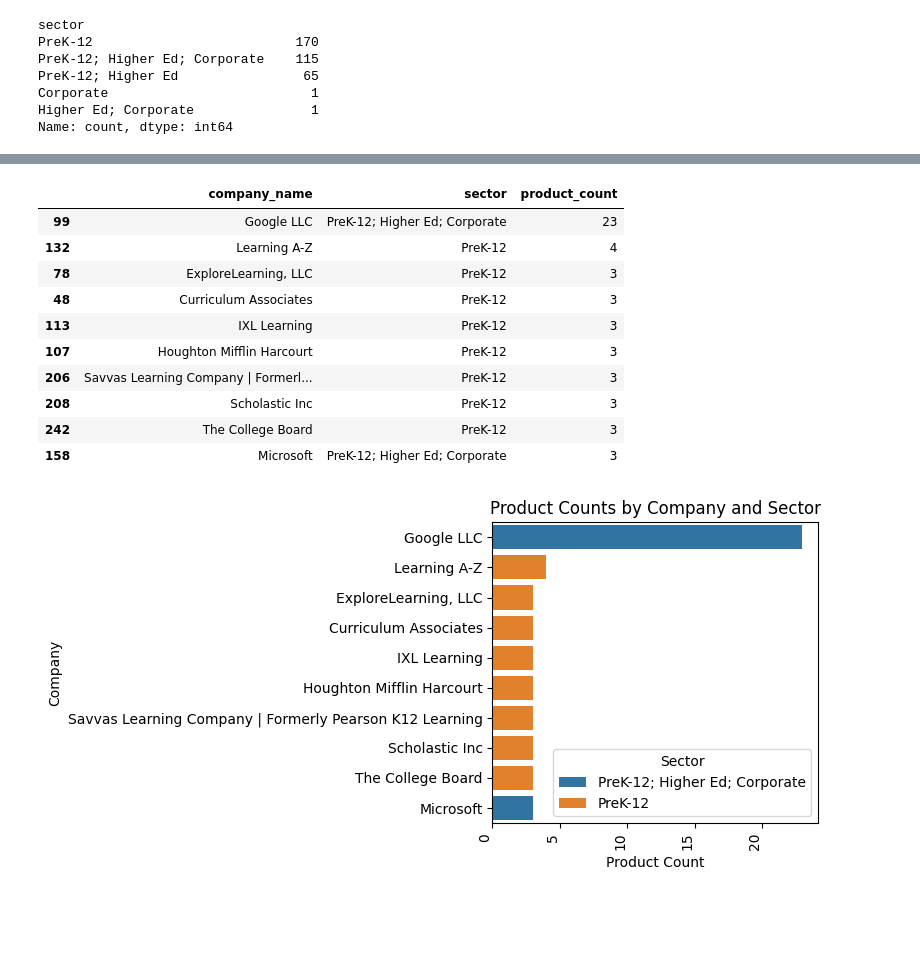
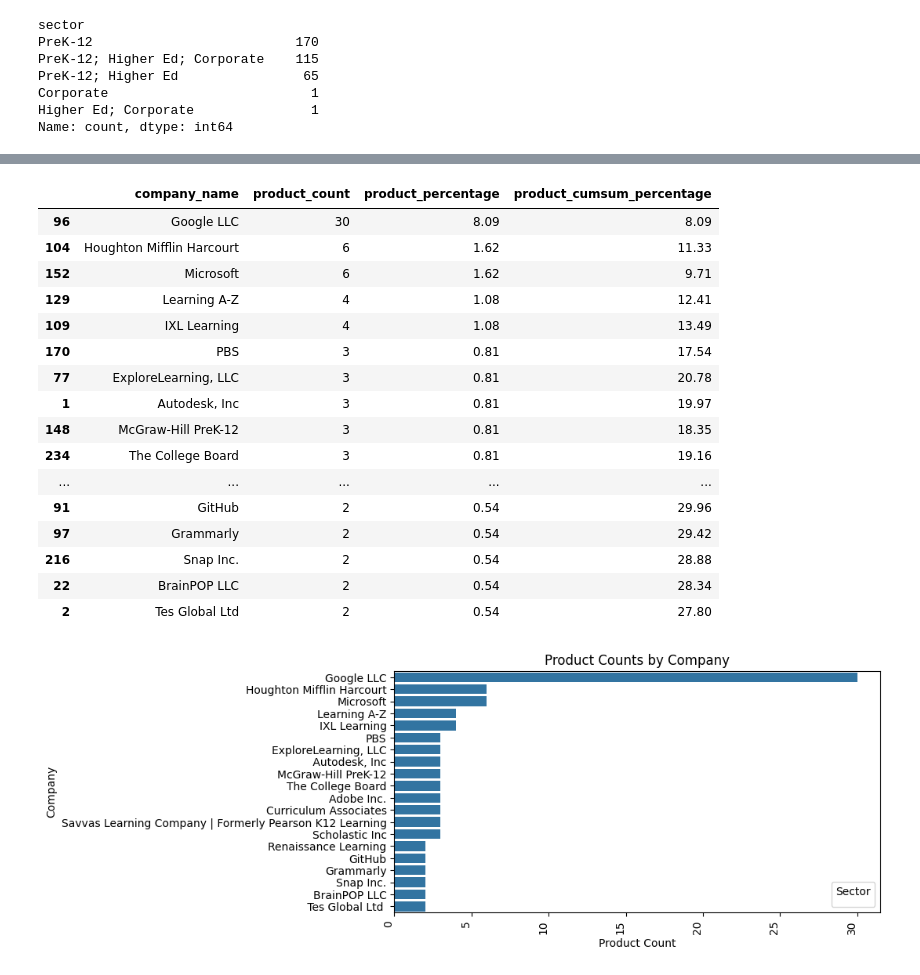
Before and after one commit to eshanprashar/covid_edtech_usage, a Jupyter notebook: code/00_eda_product_info.ipynb, the cells around one changed output, grey strips where cells are left out. Cells and saved outputs as stored; diff of their text form; code cells hidden in the pictures; blank space fills up the shorter version.

Commit message:
product eda finished

```diff
--- a/code/00_eda_product_info.ipynb
+++ b/code/00_eda_product_info.ipynb
@@ -57,15 +57,21 @@ if 'secondary_function' not in df_products.columns:
     except:
         print("Already split into primary and secondary functions")
 
-if 'tertiary_function' not in df_products.columns: # check presence of hyphen in every row
-    for index, row in df_products.iterrows():
-        print(index, row['secondary_function'])
-        if '-' in row['secondary_function']:
-            parts = row['secondary_function'].split(' - ', 1)
-            df_products.at[index, 'secondary_function'] = parts[0]
+#if 'tertiary_function' not in df_products.columns: # check presence of hyphen in every row
+for index, row in df_products.iterrows():
+    # First check if secondary function is not NaN
+    if pd.isnull(row['secondary_function']):
+        continue
+
+    if '-' in row['secondary_function']:
+        parts = row['secondary_function'].split(' - ', 1)
+        df_products.at[index, 'secondary_function'] = parts[0]
+        if len(parts) > 1:  # Ensure there are at least two parts after the split
             df_products.at[index, 'tertiary_function'] = parts[1]
-        else:
-            df_products.at[index,'tertiary_function'] = row['secondary_function']
+        else:  # If there is no second part, copy the first part
+            df_products.at[index, 'tertiary_function'] = parts[0]
+    else:
+        df_products.at[index,'tertiary_function'] = row['secondary_function']
 
 # Examine the dataset
 df_products.head(10)
@@ -123,34 +180,44 @@ function_counts.head(20)
 # %%
 # Creating a visual to plot products per company split into sectors
 # Aggregate data to get the count of products by company
-product_counts = df_products.groupby(['company_name','sector']).size().reset_index(name='product_count')
-top_product_counts = product_counts.sort_values(by='product_count', ascending=False).head(10)
+product_counts = df_products.groupby(['company_name']).size().reset_index(name='product_count')
+total_products = product_counts['product_count'].sum()
+product_counts['product_percentage'] = ((product_counts['product_count'] / total_products) * 100).round(2)
+product_counts.sort_values(by='product_count', ascending=False, inplace=True)
+product_counts['product_cumsum_percentage'] = (product_counts['product_percentage']).cumsum().round(2)
+top_product_counts = product_counts.sort_values(by='product_count', ascending=False).head(20)
 top_product_counts
 # %% [output]
-|  | company_name | sector | product_count |
-| 99 | Google LLC | PreK-12; Higher Ed; Corporate | 23 |
-| 132 | Learning A-Z | PreK-12 | 4 |
-| 78 | ExploreLearning, LLC | PreK-12 | 3 |
-| 48 | Curriculum Associates | PreK-12 | 3 |
-| 113 | IXL Learning | PreK-12 | 3 |
-| 107 | Houghton Mifflin Harcourt | PreK-12 | 3 |
-| 206 | Savvas Learning Company | Formerl... | PreK-12 | 3 |
-| 208 | Scholastic Inc | PreK-12 | 3 |
-| 242 | The College Board | PreK-12 | 3 |
-| 158 | Microsoft | PreK-12; Higher Ed; Corporate | 3 |
+|  | company_name | product_count | product_percentage | product_cumsum_percentage |
+| 96 | Google LLC | 30 | 8.09 | 8.09 |
+| 104 | Houghton Mifflin Harcourt | 6 | 1.62 | 11.33 |
+| 152 | Microsoft | 6 | 1.62 | 9.71 |
+| 129 | Learning A-Z | 4 | 1.08 | 12.41 |
+| 109 | IXL Learning | 4 | 1.08 | 13.49 |
+| 170 | PBS | 3 | 0.81 | 17.54 |
+| 77 | ExploreLearning, LLC | 3 | 0.81 | 20.78 |
+| 1 | Autodesk, Inc | 3 | 0.81 | 19.97 |
+| 148 | McGraw-Hill PreK-12 | 3 | 0.81 | 18.35 |
+| 234 | The College Board | 3 | 0.81 | 19.16 |
+| ... | ... | ... | ... | ... |
+| 91 | GitHub | 2 | 0.54 | 29.96 |
+| 97 | Grammarly | 2 | 0.54 | 29.42 |
+| 216 | Snap Inc. | 2 | 0.54 | 28.88 |
+| 22 | BrainPOP LLC | 2 | 0.54 | 28.34 |
+| 2 | Tes Global Ltd | 2 | 0.54 | 27.80 |
 # %%
 # Plotting the distribution of products by company and sector
 plt.close()
 plt.figure(figsize=(8,4))
-sns.barplot(y='company_name', x='product_count', hue='sector', data=top_product_counts)
+sns.barplot(y='company_name', x='product_count',data=top_product_counts)
 
 # Customize the plot
-plt.title('Product Counts by Company and Sector')
+plt.title('Product Counts by Company')
 plt.xlabel('Product Count')
 plt.ylabel('Company')
 plt.xticks(rotation=90, ha='right')
 plt.legend(title='Sector')
-plt.tight_layout()
+#plt.tight_layout()
 plt.show()
 # %% [output]
-[figure, old version]
+[figure, new version]
```
Also changed, not shown: parts of 6 cells of this notebook, 1 other file.
